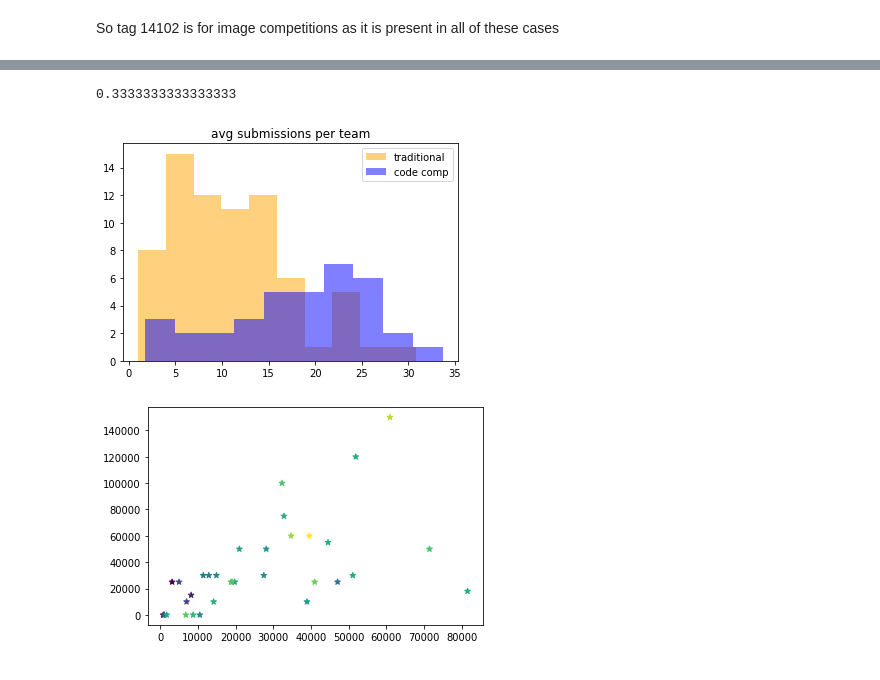
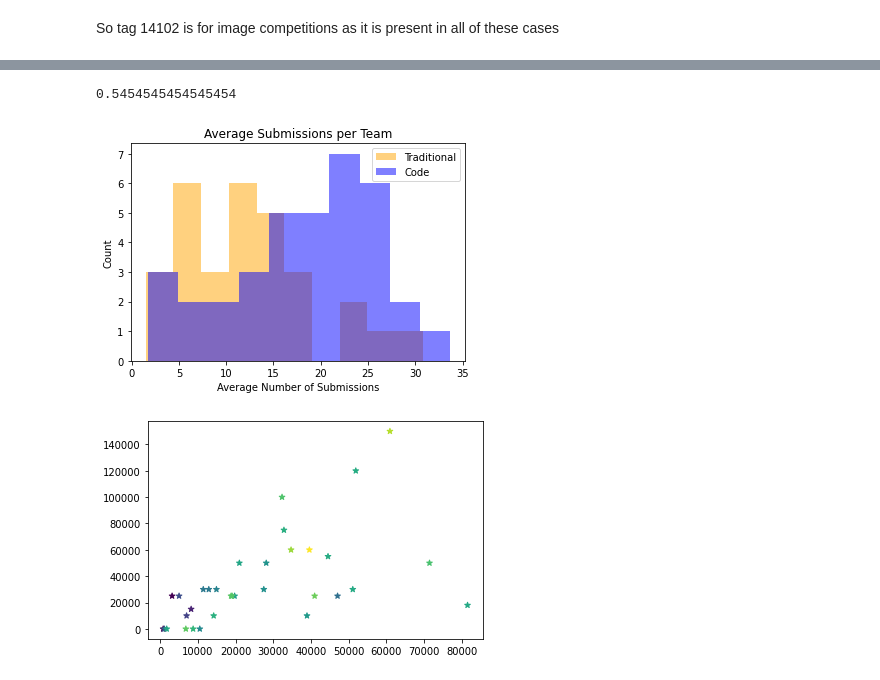
Before and after one commit to Xannadoo/carbon-cost-kaggle, a Jupyter notebook: meta_data_exploration.ipynb, the cells around one changed output, grey strips where cells are left out. Drawn from its saved outputs; the diff is of its cells as text; code cells hidden in the pictures.

```diff
--- a/meta_data_exploration.ipynb
+++ b/meta_data_exploration.ipynb
@@ -9,0 +20,3 @@ subs = pd.read_csv('meta_data/Submissions.csv')
+# %%
+comps.DeadlineDate = pd.to_datetime(comps.DeadlineDate)
+comps['year'] = comps.DeadlineDate.dt.year
@@ -72,0 +158,3 @@ Name: DeadlineDate, dtype: object
+# %%
+image = image[image.year>2018]
+image.shape[0]
@@ -113,5 +198,5 @@ plt.hist(image.TotalSubmissions);
 # %%
-image = image[['CompetitionId', 'Title', 'HostSegmentTitle', 'OnlyAllowKernelSubmissions', 'RewardQuantity', 'TotalTeams',  'TotalSubmissions' ]]
+image = image[['CompetitionId', 'Title', 'HostSegmentTitle', 'OnlyAllowKernelSubmissions', 'year', 'RewardQuantity', 'TotalTeams',  'TotalSubmissions' ]]
 image['subs_per_team'] = image.TotalSubmissions/image.TotalTeams
 # %%
 image.describe().to_csv('meta_data/meta/all_image_descriptives.csv')
@@ -147,0 +224,9 @@ Name: TotalSubmissions, dtype: float64
+# %%
+fig, ax = plt.subplots()
+plt.plot(a, '_', color='r', markersize=20, label='SIIM COVID-19 competition')
+df.plot(kind='box', title='Submissions by Competition Type', ax=ax)
+ax.set_xlabel("Competition Type")
+ax.set_ylabel("Submissions")
+fig.tight_layout()
+plt.legend()
+plt.savefig('img/box.png');
@@ -148,16 +235,20 @@ Name: TotalSubmissions, dtype: float64
 # %%
-36/108 #33% code comps in total, but they have only existed since 2019
+36/66 #54% code comps in total, but they have only existed since 2019
 # %% [output]
-0.3333333333333333
+0.5454545454545454
 # %%
 image['subs_per_team'] = image.TotalSubmissions/image.TotalTeams
 # %%
-plt.hist(image[image.OnlyAllowKernelSubmissions==False].subs_per_team, alpha=0.5, bins=10, color='orange',label='traditional')
-plt.hist(image[image.OnlyAllowKernelSubmissions].subs_per_team, alpha=0.5, bins=10, color='blue', label='code comp')
-plt.title('avg submissions per team')
-plt.legend();
+plt.hist(image[image.OnlyAllowKernelSubmissions==False].subs_per_team, alpha=0.5, bins=10, color='orange',label='Traditional')
+plt.hist(image[image.OnlyAllowKernelSubmissions].subs_per_team, alpha=0.5, bins=10, color='blue', label='Code')
+plt.title('Average Submissions per Team')
+plt.legend()
+plt.xlabel('Average Number of Submissions')
+plt.ylabel('Count')
+fig.tight_layout()
+plt.savefig('img/submission_dist.png')
 # %% [output]
-[figure, old version]
+[figure, new version]
 # %%
 ccomps = image[image.OnlyAllowKernelSubmissions].copy().reset_index(drop=True)
 ccomps = ccomps[['CompetitionId', 'Title', 'HostSegmentTitle', 'RewardQuantity', 'TotalTeams', 'TotalSubmissions', 'subs_per_team', ]]
```
Also changed, not shown: parts of 27 cells of this notebook, 4 other files.
